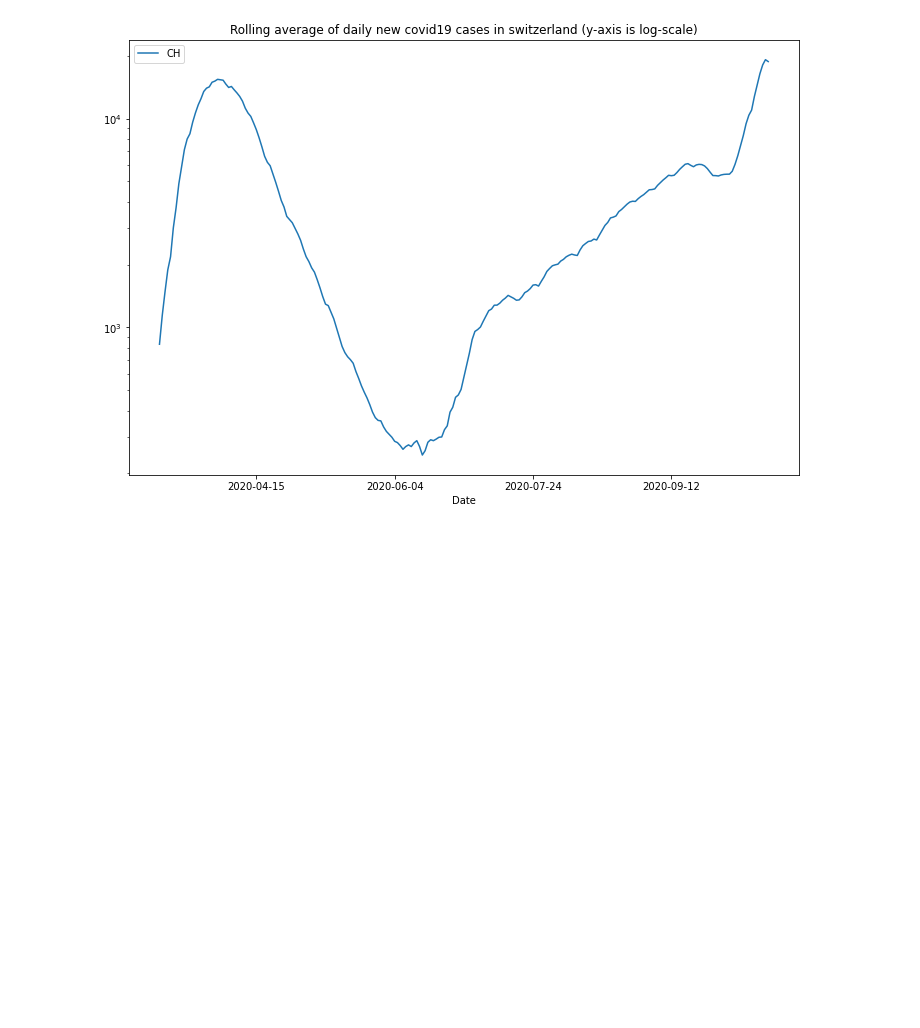
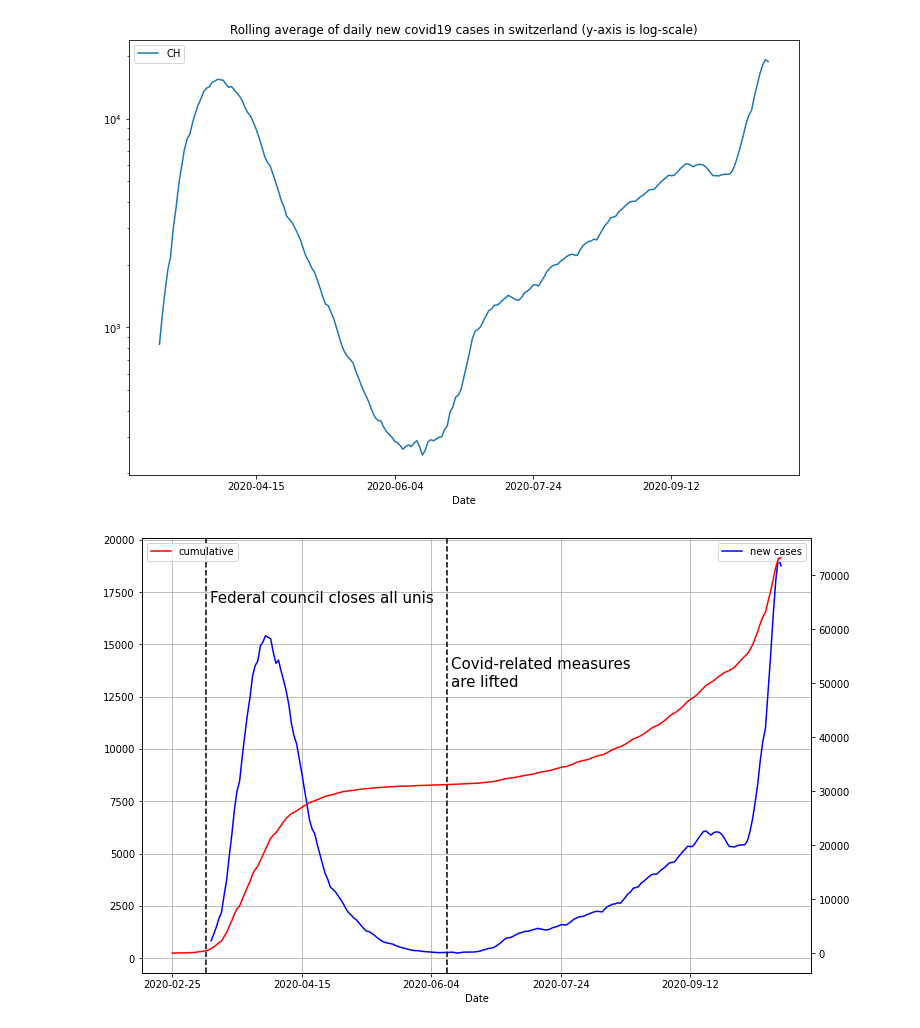
Before and after one commit to RenardDesNeiges/covid_notebooks, a Jupyter notebook: Total covid cases.ipynb, the cells around one changed output. Saved outputs shown, nothing was run; the diff lists cells and outputs as text; code cells hidden in the pictures; blank space fills up the shorter version.

Commit message:
Annotated plot

```diff
--- a/Total covid cases.ipynb
+++ b/Total covid cases.ipynb
@@ -55,3 +55,29 @@ fig = ax.get_figure()
 fig.savefig('diff.jpg')
 # %% [output]
 [figure]
+# %%
+# Plotting the total cumulative cases together with the derivative
+x = pd.DataFrame(covid_19_cases,columns=["Date"])
+y = pd.DataFrame(covid_19_cases,columns=["CH"]).diff().rolling(15).sum()
+newcases = pd.concat([x,y],axis = 1)
+
+
+
+ax1 = newcases.set_index('Date').plot(color="blue",kind="line",grid=True, label='New Cases',figsize=(12,8))
+ax2 = df.set_index('Date').plot(color="red",kind="line",grid=True, label='Cumulative Cases',secondary_y=True,ax=ax1)
+
+
+ax1.legend(["new cases"],loc=1)
+ax2.legend(["cumulative"],loc=2)
+
+ax1.axvline(13, color='k', linestyle='--',label="Interdiction des manifestations")
+ax1.text(14.5,17000,"13 March \n Federal council closes all education",size=15)
+
+ax1.axvline(106, color='k', linestyle='--',label="Interdiction des manifestations")
+ax1.text(107.5,13000,"Covid-related measures \nare lifted",size=15)
+
+plt.show()
+fig = ax1.get_figure()
+fig.savefig('annotated.jpg')
+# %% [output]
+[figure, added]
```
Also changed, not shown: parts of 2 cells of this notebook, 1 other file.
